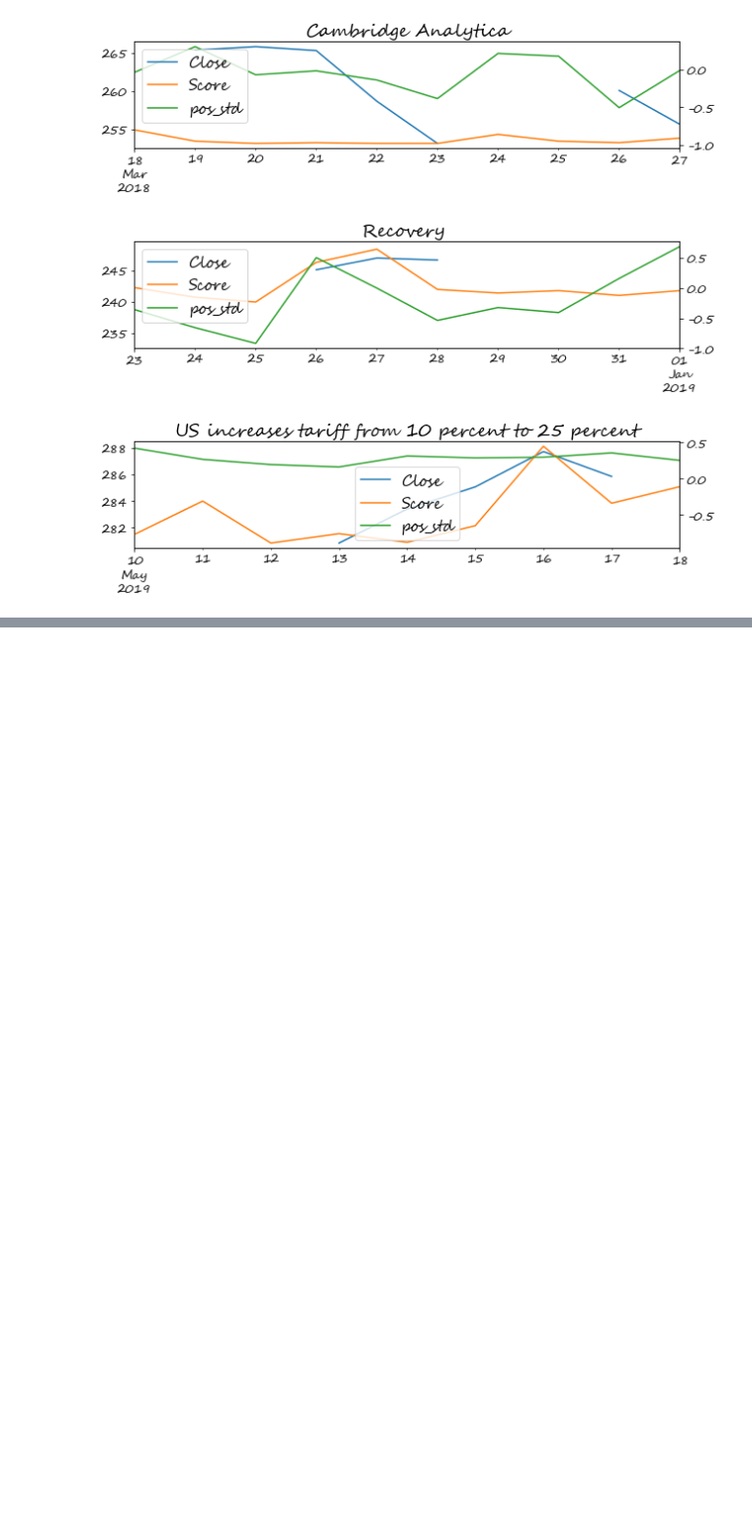
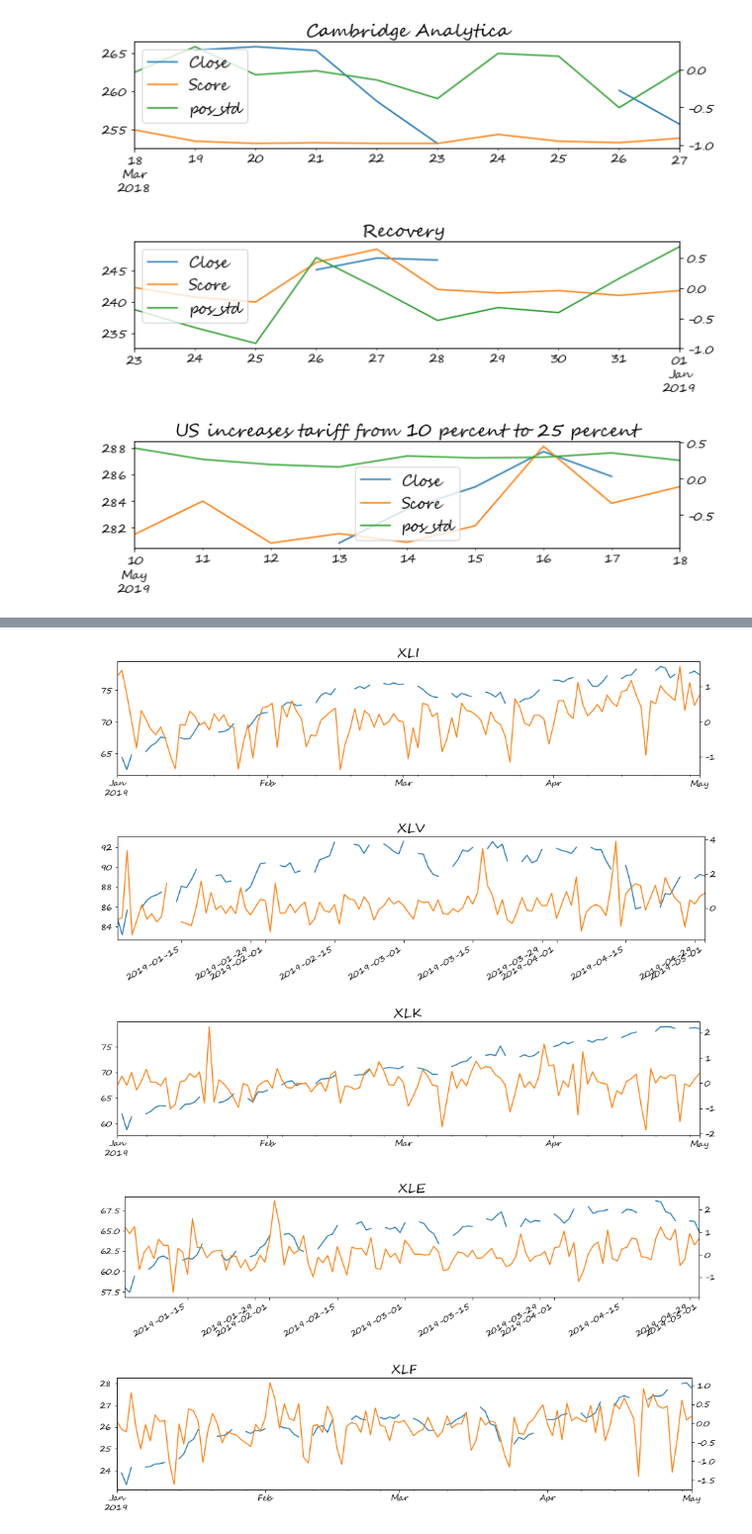
Before and after one commit to elvish7/datascience, a Jupyter notebook: Market_Sentiment_Analysis(Final Project)/Analysis/sentiment_effect.ipynb, the cells around one changed output, grey strips where cells are left out. Shown at 99% size. Cells and saved outputs as stored; diff of their text form; code cells hidden in the pictures; blank space fills up the shorter version.

```diff
--- a/Market_Sentiment_Analysis(Final Project)/Analysis/sentiment_effect.ipynb
+++ b/Market_Sentiment_Analysis(Final Project)/Analysis/sentiment_effect.ipynb
@@ -299,0 +347,12 @@ for i in range(len(event_)):
+# %%
+for i in range(len(spdr)):
+    plt.figure(figsize=(15,3))
+    plt.title(spdr[i])
+    sort_df(spdr[i],sector[i])['close'].loc['2019-01-01':].plot()
+    sort_df(spdr[i],sector[i])['positive_std'].loc['2019-01-01':].plot(secondary_y=True)
+# %% [output]
+[figure, added]
+[figure, added]
+[figure, added]
+[figure, added]
+[figure, added]
```
Also changed, not shown: parts of 8 cells of this notebook.
